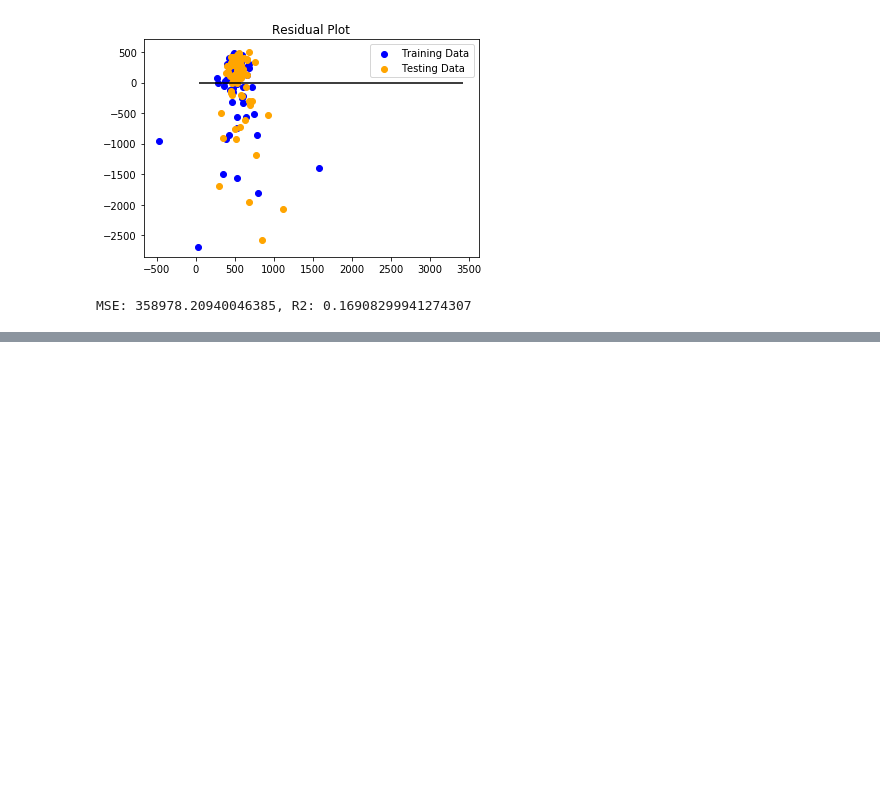
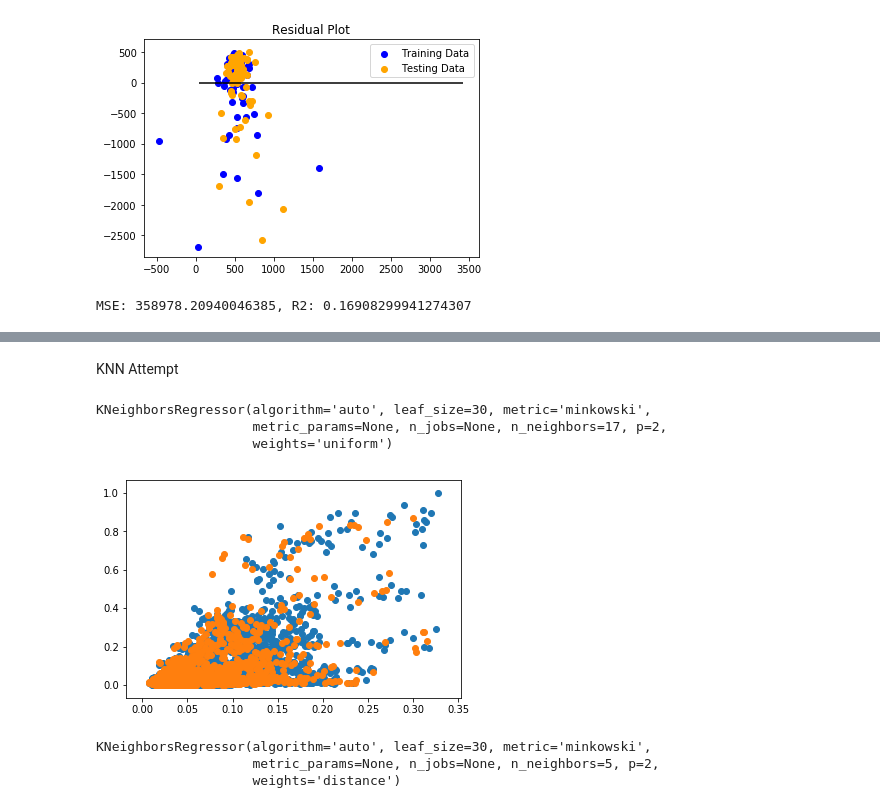
Before and after one commit to Gan001/dataviz-final-project, a Jupyter notebook: ML_Air.ipynb, the cells around one changed output, grey strips where cells are left out. Drawn from its saved outputs; the diff is of its cells as text; code cells hidden in the pictures; blank space fills up the shorter version.

```diff
--- a/ML_Air.ipynb
+++ b/ML_Air.ipynb
@@ -200,0 +269,5 @@ MSE: 358978.20940046385, R2: 0.16908299941274307
+# %%
+from sklearn.model_selection import train_test_split
+X_train, X_test, y_train, y_test = train_test_split(final_df, target, random_state=42)
+# %% [markdown]
+KNN Attempt
@@ -200,0 +276,30 @@ MSE: 358978.20940046385, R2: 0.16908299941274307
+# %%
+#Unweighted regressor
+regressor = KNeighborsRegressor(n_neighbors=17)
+#Weighted regressor
+regressor_w = KNeighborsRegressor(n_neighbors=5, weights='distance')
+# %%
+regressor.fit(X_train, y_train)
+# %% [output]
+KNeighborsRegressor(algorithm='auto', leaf_size=30, metric='minkowski',
+                    metric_params=None, n_jobs=None, n_neighbors=17, p=2,
+                    weights='uniform')
+# %%
+#plt.scatter(X_train, y_train)
+#plt.show()
+#print(X_train.shape, y_train.shape)
+prediction_test = regressor.predict(X_test)
+prediction_train = regressor.predict(X_train)
+# %%
+#plt.scatter(y_test,prediction )
+plt.scatter(prediction_train, y_train )
+plt.scatter(prediction_test, y_test)
+plt.show()
+# %% [output]
+[figure, added]
+# %%
+regressor_w.fit(X_train, y_train)
+# %% [output]
+KNeighborsRegressor(algorithm='auto', leaf_size=30, metric='minkowski',
+                    metric_params=None, n_jobs=None, n_neighbors=5, p=2,
+                    weights='distance')
```
Also changed, not shown: parts of 16 cells of this notebook, 1 other file.
